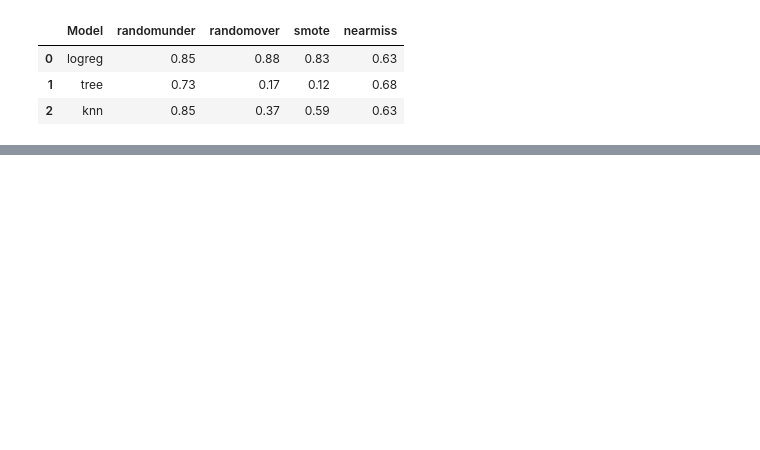
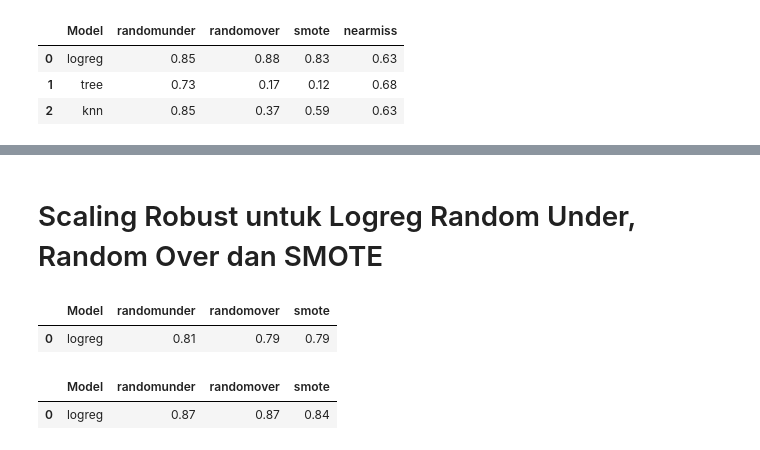
Before and after one commit to shinjiriki/Final-Project-Stroke, a Jupyter notebook: stroke_predict.ipynb, the cells around one changed output, grey strips where cells are left out. Cells and saved outputs as stored; diff of their text form; code cells hidden in the pictures; blank space fills up the shorter version.

```diff
--- a/stroke_predict.ipynb
+++ b/stroke_predict.ipynb
@@ -311,3 +296,0 @@ def model_evaluation_cv_mean_poly(model):
-# %%
-model_cv = model_evaluation_cv_mean_poly(logreg)
-print_result(model_cv)
@@ -801,15 +799,15 @@ transformer_mean_logreg = ColumnTransformer([
 ], remainder = 'passthrough')
 # %%
-def model_evaluation_cv_mean_over(model):
+def model_evaluation_cv_mean_under(model):
     skfold = StratifiedKFold(n_splits = 5)
     estimator = Pipeline([
-    ('preprocess', transformer_mean_logreg),
-    ('balancing', randomover),
+    ('preprocess', transformer_mean_knn_minmax),
+    ('balancing', randomunder),
     ('model', model)
 ])
     model_cv = cross_val_score(estimator, x_train, y_train, scoring = 'recall', cv = skfold)
     return model_cv
 # %%
-model_cv = model_evaluation_cv_mean_over(logreg)
+model_cv = model_evaluation_cv_mean_under(knn)
 print_result(model_cv)
 # %% [output]
@@ -819,10 +817,10 @@ std score :  0.14827682872447198
 # %%
-estimatorlogreg = Pipeline([
-    ('transformer', transformer_mean_logreg),
-    ('balancing', randomover),
-    ('model', logreg)])
-estimatorlogreg.fit(x_train, y_train)
-y_pred = estimatorlogreg.predict(x_test)
+estimatorknnminmax = Pipeline([
+    ('transformer', transformer_mean_knn_minmax),
+    ('balancing', randomunder),
+    ('model', knn)])
+estimatorknnminmax.fit(x_train, y_train)
+y_pred = estimatorknnminmax.predict(x_test)
 print(classification_report(y_test, y_pred))
 # %% [output]
               precision    recall  f1-score   support
@@ -841,3 +839,5 @@ weighted avg       0.93      0.84      0.88      1533
+# %% [markdown]
+# Scaling Robust untuk Logreg Random Under, Random Over dan SMOTE
 # %%
 scale_pipe = Pipeline([
     ('Simple Imputer',SimpleImputer(strategy = 'mean')),
@@ -848,3 +848,49 @@ transformer_mean_logreg = ColumnTransformer([
     ('Binary', binary, ['work_type','smoking_status']),
     ('Scaling', scale_pipe, ['bmi','avg_glucose_level'])
 ], remainder = 'passthrough')
+# %%
+def model_evaluation_cv_mean_overall_logreg():
+    model_test = [logreg]
+    imbalance_method = [randomunder, randomover, smote]
+    imbalance_method_name = ['randomunder', 'randomover', 'smote']
+    data_comparison = pd.DataFrame({'Model' : ['logreg']})
+    skfold = StratifiedKFold(n_splits = 5)
+    for i in range(len(imbalance_method)):
+        temp_list = []
+        for j in range(len(model_test)):
+            estimator = Pipeline([
+            ('preprocess', transformer_mean_logreg),
+            ('balancing', imbalance_method[i]),
+            ('model', model_test[j])
+        ])
+            model_cv = cross_val_score(estimator, x_train, y_train, scoring = 'recall', cv = skfold)
+            temp_list.append(round(model_cv.mean(),2))
+        data_comparison[imbalance_method_name[i]] = temp_list
+    return data_comparison
+
+model_evaluation_cv_mean_overall_logreg()
+# %% [output]
+|  | Model | randomunder | randomover | smote |
+| 0 | logreg | 0.81 | 0.79 | 0.79 |
+# %%
+def overall_func_logreg():
+    model_test = [logreg]
+    imbalance_method = [randomunder, randomover, smote]
+    imbalance_method_name = ['randomunder', 'randomover', 'smote']
+    data_comparison = pd.DataFrame({'Model' : ['logreg']})
+    for i in range(len(imbalance_method)):
+        temp_list = []
+        for j in range(len(model_test)):
+            estimator = Pipeline([
+                ('transformer', transformer_mean_logreg),
+                ('balancing', imbalance_method[i]),
+                ('model', model_test[j])])
+            estimator.fit(x_train, y_train)
+            y_pred = estimator.predict(x_test)
+            temp_list.append(round(recall_score(y_test, y_pred),2))
+        data_comparison[imbalance_method_name[i]] = temp_list
+    return data_comparison
+overall_func_logreg()
+# %% [output]
+|  | Model | randomunder | randomover | smote |
+| 0 | logreg | 0.87 | 0.87 | 0.84 |
```
Also changed, not shown: parts of 115 cells of this notebook.
